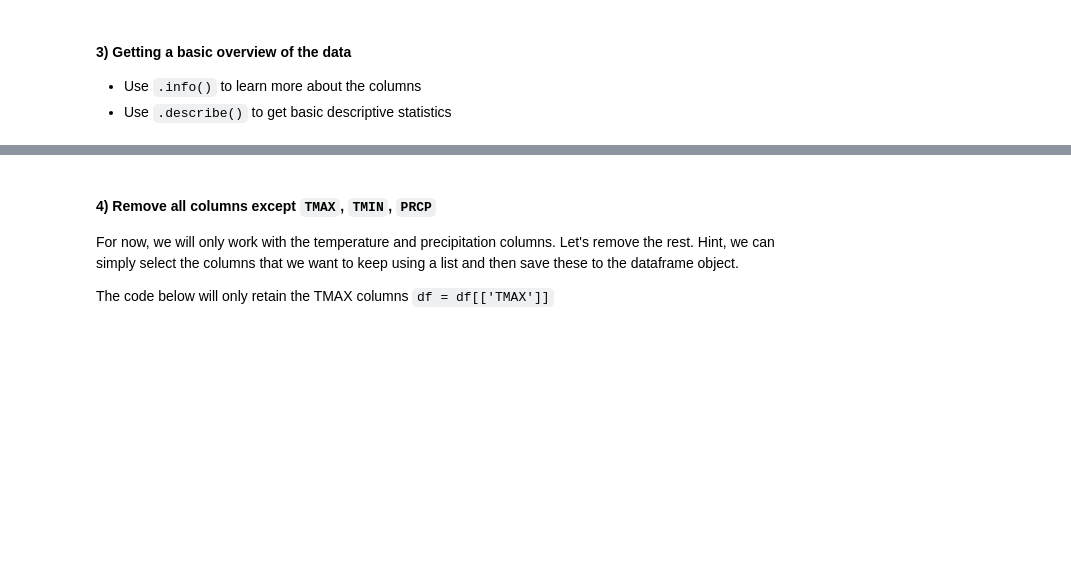
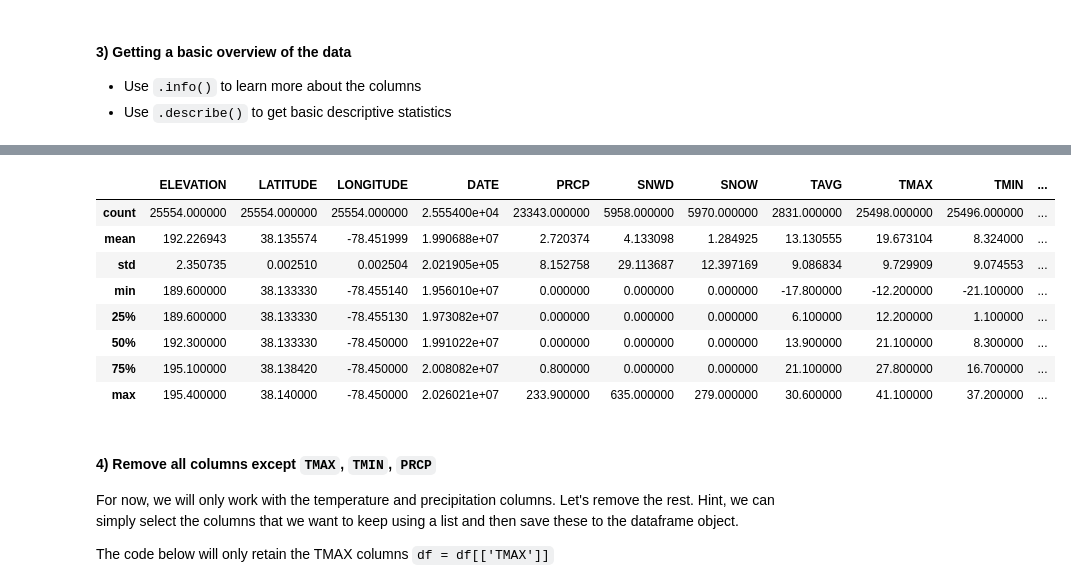
Before and after one commit to rummelen/ISAT_420_S26_Shared, a Jupyter notebook: W5_Pandas_Groupby_And_Timeseries/Code/w5_pandas_timerseries_practice.ipynb, the cells around one changed output, grey strips where cells are left out. Drawn from its saved outputs; the diff is of its cells as text; code cells hidden in the pictures; blank space fills up the shorter version.

```diff
--- a/W5_Pandas_Groupby_And_Timeseries/Code/w5_pandas_timerseries_practice.ipynb
+++ b/W5_Pandas_Groupby_And_Timeseries/Code/w5_pandas_timerseries_practice.ipynb
@@ -36,3 +60,15 @@ We want to make sure that dates are parsed and that missing values are replaced
+# %%
+df.describe()
+# %% [output]
+|  | ELEVATION | LATITUDE | LONGITUDE | DATE | PRCP | SNWD | SNOW | TAVG | TMAX | TMIN | ... |
+| count | 25554.000000 | 25554.000000 | 25554.000000 | 2.555400e+04 | 23343.000000 | 5958.000000 | 5970.000000 | 2831.000000 | 25498.000000 | 25496.000000 | ... |
+| mean | 192.226943 | 38.135574 | -78.451999 | 1.990688e+07 | 2.720374 | 4.133098 | 1.284925 | 13.130555 | 19.673104 | 8.324000 | ... |
+| std | 2.350735 | 0.002510 | 0.002504 | 2.021905e+05 | 8.152758 | 29.113687 | 12.397169 | 9.086834 | 9.729909 | 9.074553 | ... |
+| min | 189.600000 | 38.133330 | -78.455140 | 1.956010e+07 | 0.000000 | 0.000000 | 0.000000 | -17.800000 | -12.200000 | -21.100000 | ... |
+| 25% | 189.600000 | 38.133330 | -78.455130 | 1.973082e+07 | 0.000000 | 0.000000 | 0.000000 | 6.100000 | 12.200000 | 1.100000 | ... |
+| 50% | 192.300000 | 38.133330 | -78.450000 | 1.991022e+07 | 0.000000 | 0.000000 | 0.000000 | 13.900000 | 21.100000 | 8.300000 | ... |
+| 75% | 195.100000 | 38.138420 | -78.450000 | 2.008082e+07 | 0.800000 | 0.000000 | 0.000000 | 21.100000 | 27.800000 | 16.700000 | ... |
+| max | 195.400000 | 38.140000 | -78.450000 | 2.026021e+07 | 233.900000 | 635.000000 | 279.000000 | 30.600000 | 41.100000 | 37.200000 | ... |
 # %% [markdown]
 #### 4) Remove all columns except `TMAX`, `TMIN`, `PRCP`
 
```
Also changed, not shown: parts of 3 cells of this notebook.
